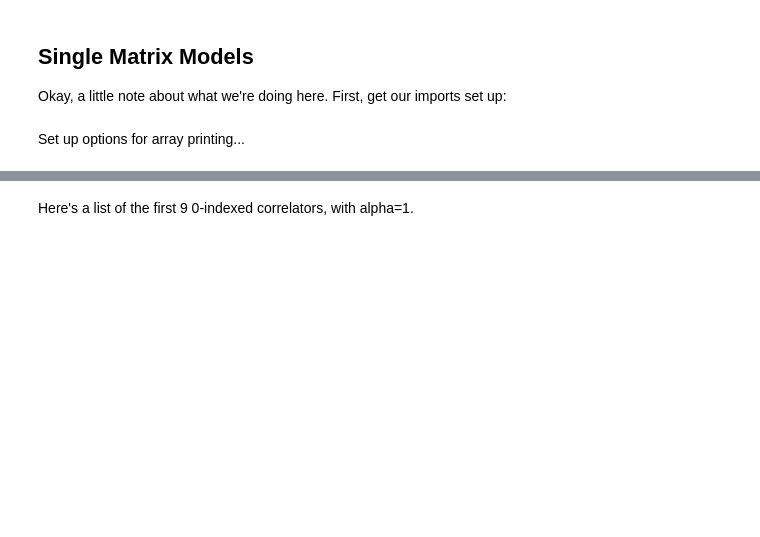
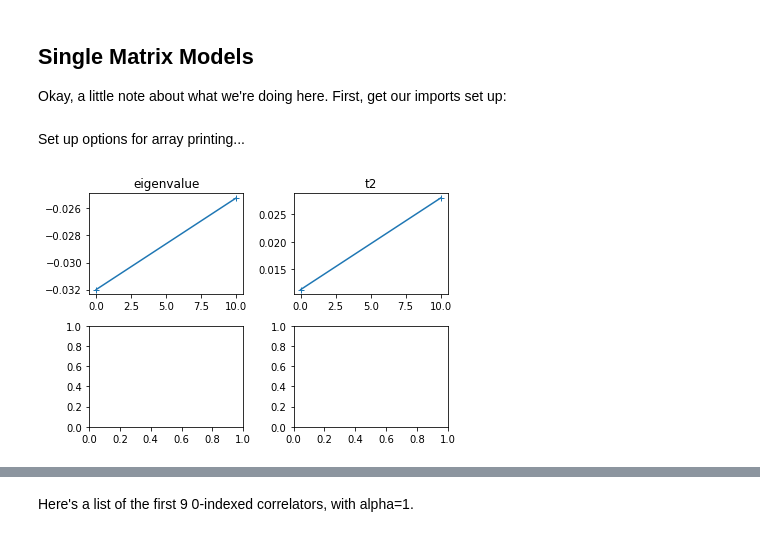
Before and after one commit to sritchie/catenary, a Jupyter notebook: notebooks/single_matrix_model.ipynb, the cells around one changed output, grey strips where cells are left out. Drawn from its saved outputs; the diff is of its cells as text; code cells hidden in the pictures; blank space fills up the shorter version.

```diff
--- a/notebooks/single_matrix_model.ipynb
+++ b/notebooks/single_matrix_model.ipynb
@@ -14,3 +21,10 @@ Set up options for array printing...
 # %%
  large_width = 400
  np.set_printoptions(linewidth=large_width)
+# %%
+reader = FSReader("cake/face1")
+# %%
+data=reader.read_all(["eigenvalue", "t2"])
+m.plot_metrics(data, 2, 2)
+# %% [output]
+[figure, added]
```
Also changed, not shown: parts of 3 cells of this notebook, 2 other files.
